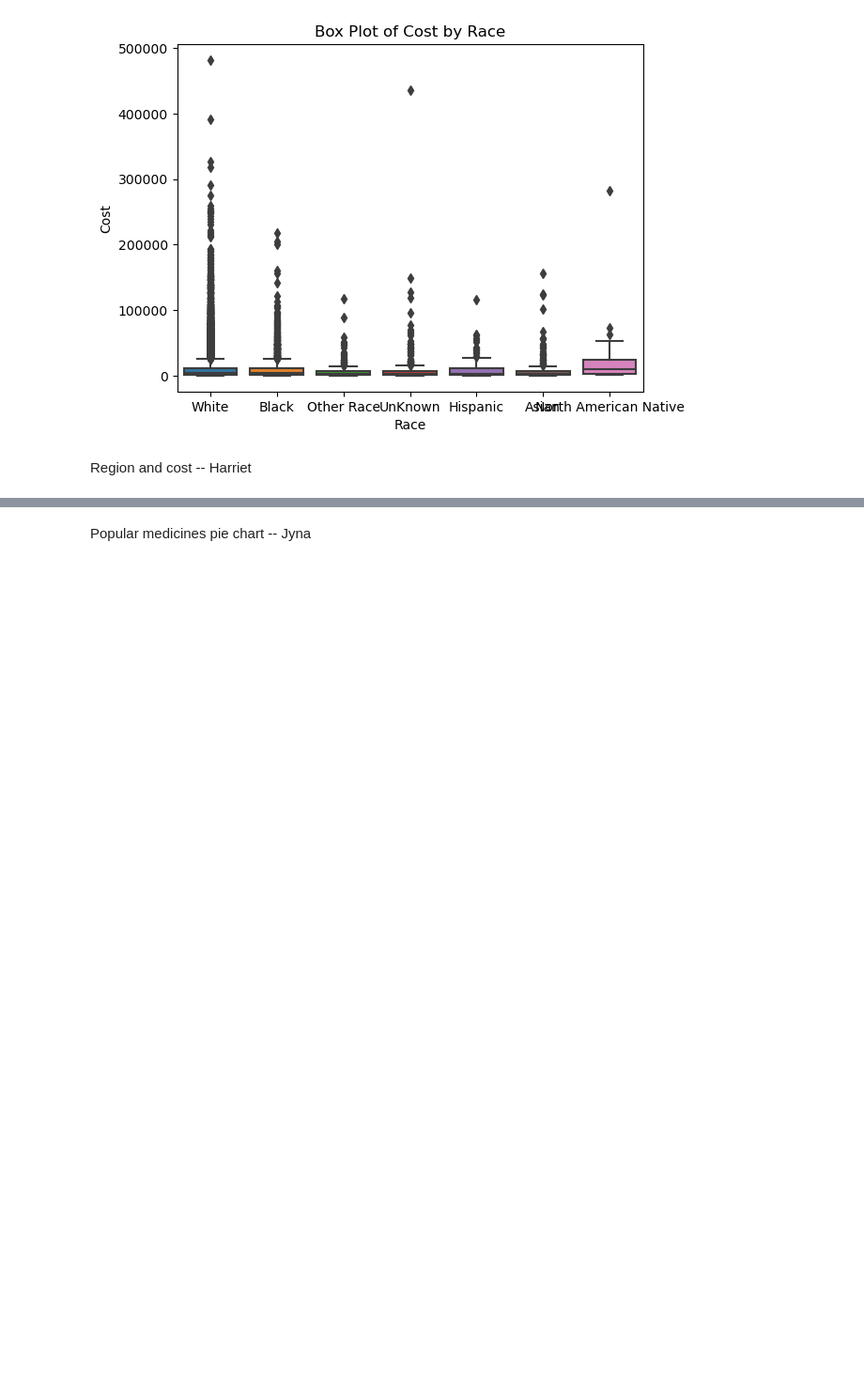
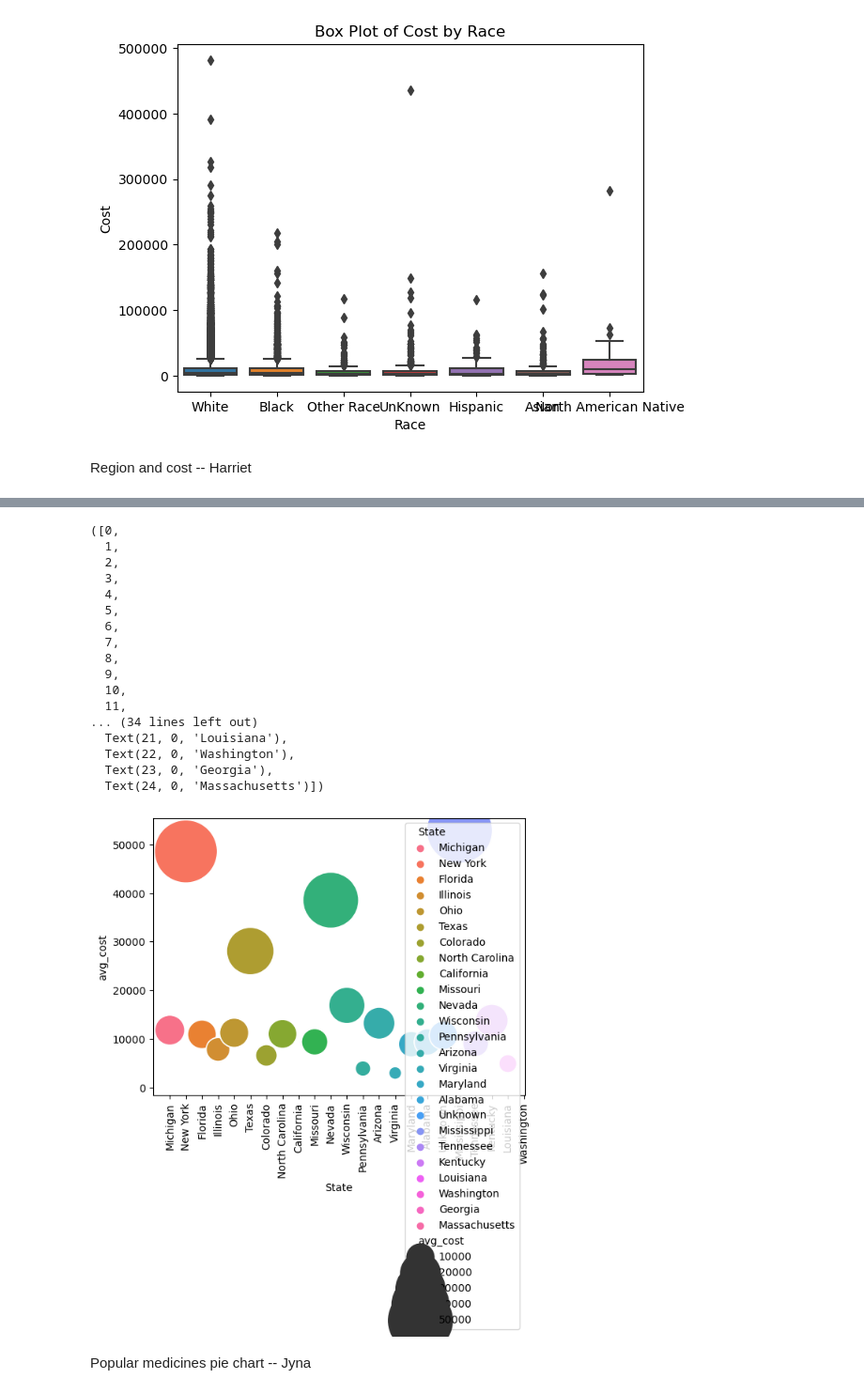
Before and after one commit to HarrietKumah/info2950-final-project, a Jupyter notebook: Phase IV.ipynb, the cells around one changed output, grey strips where cells are left out. Shown: that part at 94% size. Drawn from its saved outputs; the diff is of its cells as text; code cells hidden in the pictures; blank space fills up the shorter version.

```diff
--- a/Phase IV.ipynb
+++ b/Phase IV.ipynb
@@ -129,3 +142,28 @@ LOS and cost -- Wunmi
+# %%
+sns.scatterplot(data = c_v_r, x = 'State', y = 'avg_cost', size = 'avg_cost',
+                sizes = (1,4000), hue = 'State')
+
+sns.move_legend(p, "center right")
+plt.xticks(rotation = 90)
+# %% [output]
+([0,
+  1,
+  2,
+  3,
+  4,
+  5,
+  6,
+  7,
+  8,
+  9,
+  10,
+  11,
+... (34 lines left out)
+  Text(21, 0, 'Louisiana'),
+  Text(22, 0, 'Washington'),
+  Text(23, 0, 'Georgia'),
+  Text(24, 0, 'Massachusetts')])
+[figure, added]
 # %% [markdown]
 Popular medicines pie chart -- Jyna
 # %%
```
Also changed, not shown: parts of 18 cells of this notebook.
